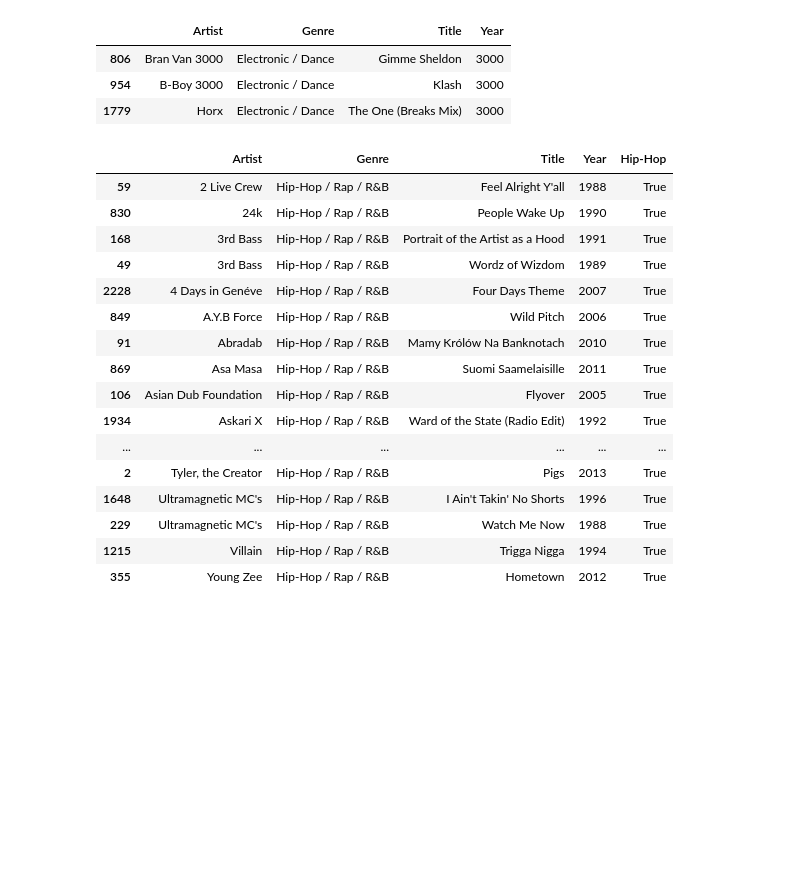
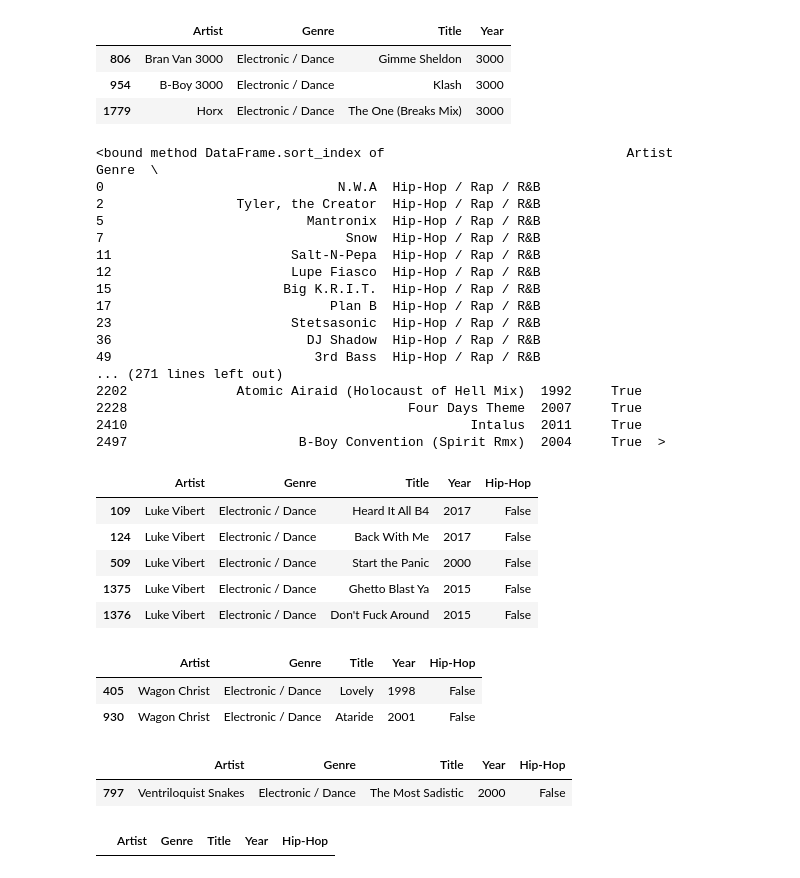
Before and after one commit to 2109Sot/studio-projects, a Jupyter notebook: code/who_sampled/who_sampled_scrape.ipynb, the cells around one changed output. Saved outputs shown, nothing was run; the diff lists cells and outputs as text; code cells hidden in the pictures; blank space fills up the shorter version.

```diff
--- a/code/who_sampled/who_sampled_scrape.ipynb
+++ b/code/who_sampled/who_sampled_scrape.ipynb
@@ -238,22 +238,48 @@ df[df['Year'] == '3000']
 pd.set_option("display.max_rows", 150)
 
 
-df[df['Genre'] == 'Hip-Hop / Rap / R&B'].sort_values(by='Artist')
+df[df['Genre'] == 'Hip-Hop / Rap / R&B'].sort_index
 # %% [output]
-|  | Artist | Genre | Title | Year | Hip-Hop |
-| 59 | 2 Live Crew | Hip-Hop / Rap / R&B | Feel Alright Y'all | 1988 | True |
-| 830 | 24k | Hip-Hop / Rap / R&B | People Wake Up | 1990 | True |
-| 168 | 3rd Bass | Hip-Hop / Rap / R&B | Portrait of the Artist as a Hood | 1991 | True |
-| 49 | 3rd Bass | Hip-Hop / Rap / R&B | Wordz of Wizdom | 1989 | True |
-| 2228 | 4 Days in Genéve | Hip-Hop / Rap / R&B | Four Days Theme | 2007 | True |
-| 849 | A.Y.B Force | Hip-Hop / Rap / R&B | Wild Pitch | 2006 | True |
-| 91 | Abradab | Hip-Hop / Rap / R&B | Mamy Królów Na Banknotach | 2010 | True |
-| 869 | Asa Masa | Hip-Hop / Rap / R&B | Suomi Saamelaisille | 2011 | True |
-| 106 | Asian Dub Foundation | Hip-Hop / Rap / R&B | Flyover | 2005 | True |
-| 1934 | Askari X | Hip-Hop / Rap / R&B | Ward of the State (Radio Edit) | 1992 | True |
-| ... | ... | ... | ... | ... | ... |
-| 2 | Tyler, the Creator | Hip-Hop / Rap / R&B | Pigs | 2013 | True |
-| 1648 | Ultramagnetic MC's | Hip-Hop / Rap / R&B | I Ain't Takin' No Shorts | 1996 | True |
-| 229 | Ultramagnetic MC's | Hip-Hop / Rap / R&B | Watch Me Now | 1988 | True |
-| 1215 | Villain | Hip-Hop / Rap / R&B | Trigga Nigga | 1994 | True |
-| 355 | Young Zee | Hip-Hop / Rap / R&B | Hometown | 2012 | True |
+<bound method DataFrame.sort_index of                               Artist                Genre  \
+0                              N.W.A  Hip-Hop / Rap / R&B
+2                 Tyler, the Creator  Hip-Hop / Rap / R&B
+5                          Mantronix  Hip-Hop / Rap / R&B
+7                               Snow  Hip-Hop / Rap / R&B
+11                       Salt-N-Pepa  Hip-Hop / Rap / R&B
+12                       Lupe Fiasco  Hip-Hop / Rap / R&B
+15                      Big K.R.I.T.  Hip-Hop / Rap / R&B
+17                            Plan B  Hip-Hop / Rap / R&B
+23                       Stetsasonic  Hip-Hop / Rap / R&B
+36                         DJ Shadow  Hip-Hop / Rap / R&B
+49                          3rd Bass  Hip-Hop / Rap / R&B
+... (271 lines left out)
+2202              Atomic Airaid (Holocaust of Hell Mix)  1992     True
+2228                                    Four Days Theme  2007     True
+2410                                            Intalus  2011     True
+2497                      B-Boy Convention (Spirit Rmx)  2004     True  >
+# %%
+# different names for Amen Andrews and Plug (1)
+
+df[df['Artist'] == 'Luke Vibert']
+# %% [output]
+|  | Artist | Genre | Title | Year | Hip-Hop |
+| 109 | Luke Vibert | Electronic / Dance | Heard It All B4 | 2017 | False |
+| 124 | Luke Vibert | Electronic / Dance | Back With Me | 2017 | False |
+| 509 | Luke Vibert | Electronic / Dance | Start the Panic | 2000 | False |
+| 1375 | Luke Vibert | Electronic / Dance | Ghetto Blast Ya | 2015 | False |
+| 1376 | Luke Vibert | Electronic / Dance | Don't Fuck Around | 2015 | False |
+# %%
+# different names for Amen Andrews and Plug (2)
+
+df[df['Artist'] == 'Wagon Christ']
+# %% [output]
+|  | Artist | Genre | Title | Year | Hip-Hop |
+| 405 | Wagon Christ | Electronic / Dance | Lovely | 1998 | False |
+| 930 | Wagon Christ | Electronic / Dance | Ataride | 2001 | False |
+# %%
+# different names for Venetian Snares (2)
+
+df[df['Artist'] == 'Ventriloquist Snakes']
+# %% [output]
+|  | Artist | Genre | Title | Year | Hip-Hop |
+| 797 | Ventriloquist Snakes | Electronic / Dance | The Most Sadistic | 2000 | False |
@@ -259,0 +289,4 @@ df[df['Genre'] == 'Hip-Hop / Rap / R&B'].sort_values(by='Artist')
+# %%
+df[df['Artist'] == 'Tom Jenkinson']
+# %% [output]
+|  | Artist | Genre | Title | Year | Hip-Hop |
```
Also changed, not shown: parts of 1 cell of this notebook, 4 other files.
